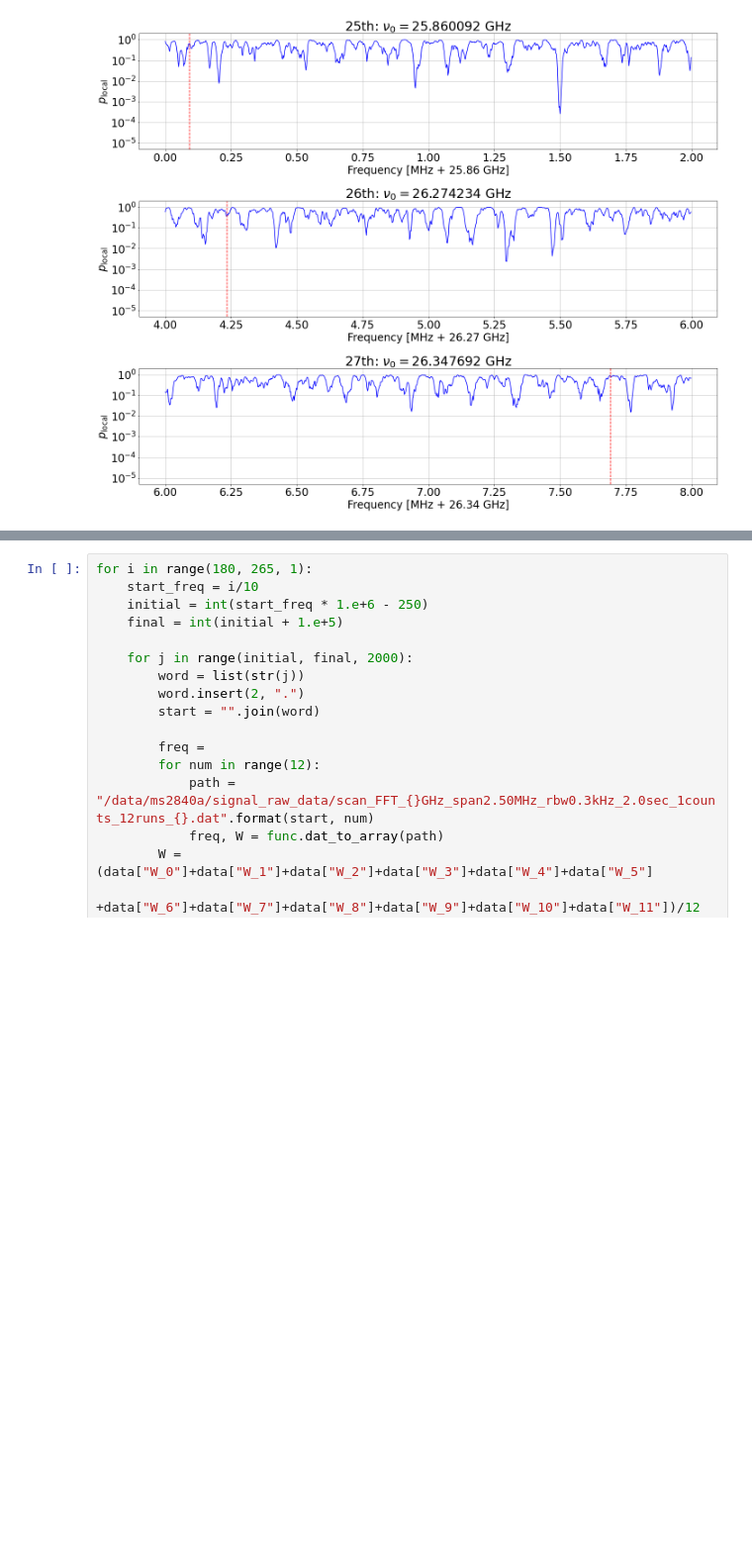
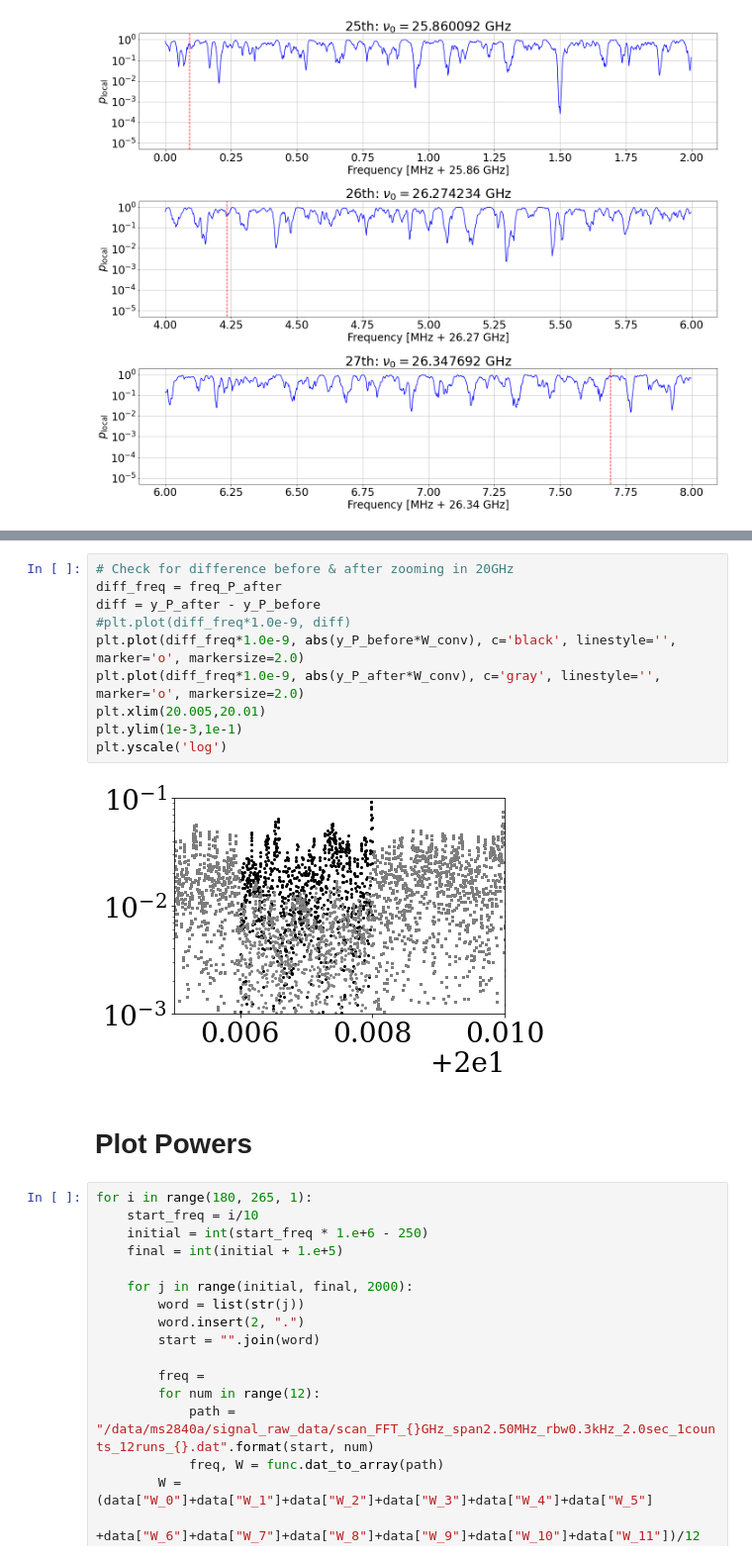
Before and after one commit to sadachi5/dosue-k, a Jupyter notebook: quick_plot.ipynb, the cells around one changed output, grey strips where cells are left out. Shown at 99% size. Saved outputs shown, nothing was run; the diff lists cells and outputs as text; blank space fills up the shorter version.

```diff
--- a/quick_plot.ipynb
+++ b/quick_plot.ipynb
@@ -233,3 +281,17 @@ plt.savefig("../result_figure/fit_result/plocal_after_gray.png")
+# %%
+# Check for difference before & after zooming in 20GHz
+diff_freq = freq_P_after
+diff = y_P_after - y_P_before
+#plt.plot(diff_freq*1.0e-9, diff)
+plt.plot(diff_freq*1.0e-9, abs(y_P_before*W_conv), c='black', linestyle='', marker='o', markersize=2.0)
+plt.plot(diff_freq*1.0e-9, abs(y_P_after*W_conv), c='gray', linestyle='', marker='o', markersize=2.0)
+plt.xlim(20.005,20.01)
+plt.ylim(1e-3,1e-1)
+plt.yscale('log')
+# %% [output]
+[figure, added]
+# %% [markdown]
+# Plot Powers
 # %%
 for i in range(180, 265, 1):
     start_freq = i/10
```
Also changed, not shown: parts of 5 cells of this notebook, 3 other files.
